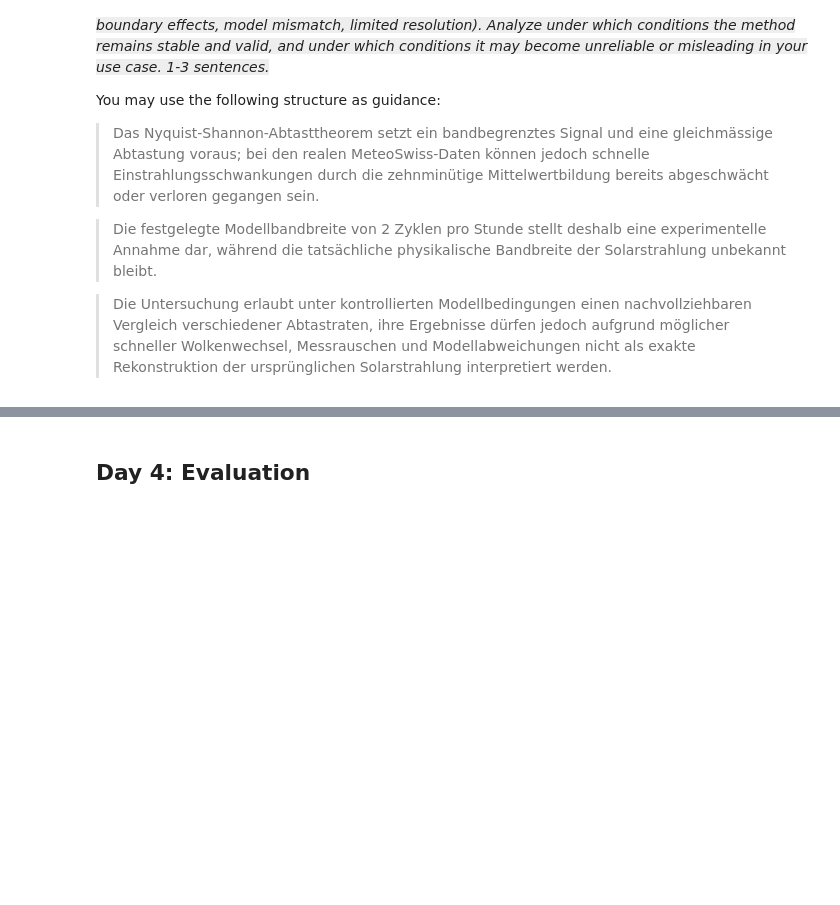
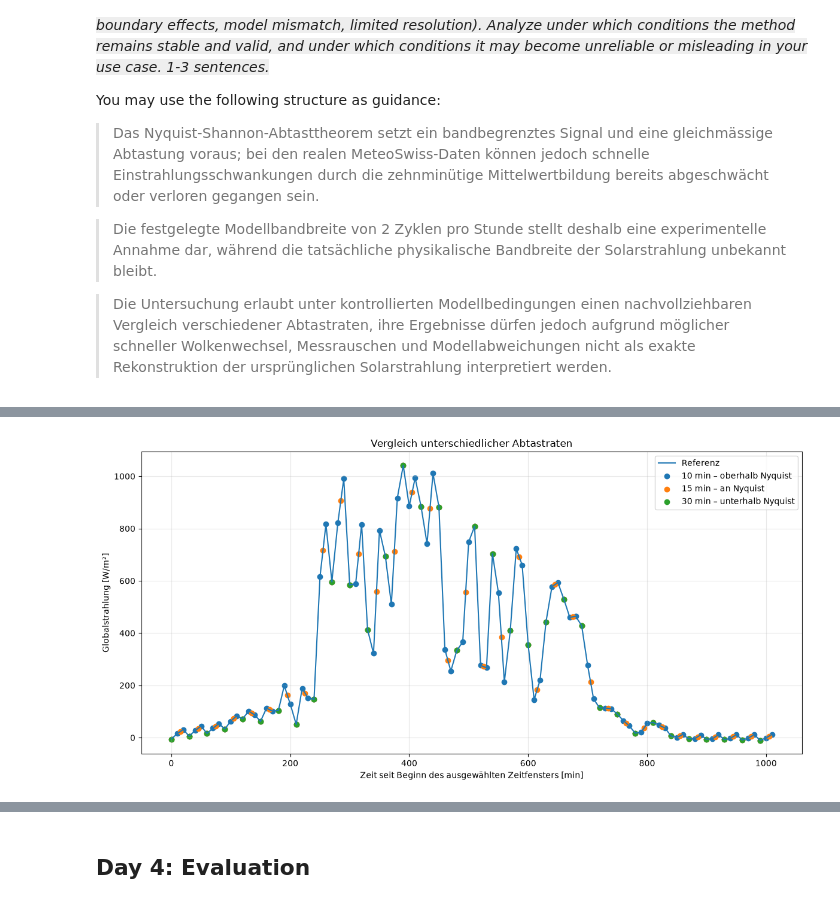
Before and after one commit to Haris-1-1/gbsv, a Jupyter notebook: gbsv_mc1/notebooks/01_sampling_theorem.ipynb, the cells around one changed output, grey strips where cells are left out. Saved outputs shown, nothing was run; the diff lists cells and outputs as text; code cells hidden in the pictures; blank space fills up the shorter version.

```diff
--- a/gbsv_mc1/notebooks/01_sampling_theorem.ipynb
+++ b/gbsv_mc1/notebooks/01_sampling_theorem.ipynb
@@ -178,0 +277,9 @@ The code should be written in a clear and structured manner such that its logic
+# %%
+sample_10 = reference_signal[::10]
+time_10 = reference_minutes[::10]
+
+sample_15 = reference_signal[::15]
+time_15 = reference_minutes[::15]
+
+sample_30 = reference_signal[::30]
+time_30 = reference_minutes[::30]
@@ -178,0 +292,36 @@ The code should be written in a clear and structured manner such that its logic
+# %%
+plt.figure(figsize=(12, 6))
+
+plt.plot(
+    reference_minutes,
+    reference_signal,
+    label="Referenz"
+)
+
+plt.scatter(
+    time_10,
+    sample_10,
+    label="10 min – oberhalb Nyquist"
+)
+
+plt.scatter(
+    time_15,
+    sample_15,
+    label="15 min – an Nyquist"
+)
+
+plt.scatter(
+    time_30,
+    sample_30,
+    label="30 min – unterhalb Nyquist"
+)
+
+plt.title("Vergleich unterschiedlicher Abtastraten")
+plt.xlabel("Zeit seit Beginn des ausgewählten Zeitfensters [min]")
+plt.ylabel("Globalstrahlung [W/m²]")
+plt.legend()
+plt.grid(alpha=0.3)
+plt.tight_layout()
+plt.show()
+# %% [output]
+[figure, added]
```
Also changed, not shown: parts of 20 cells of this notebook.
